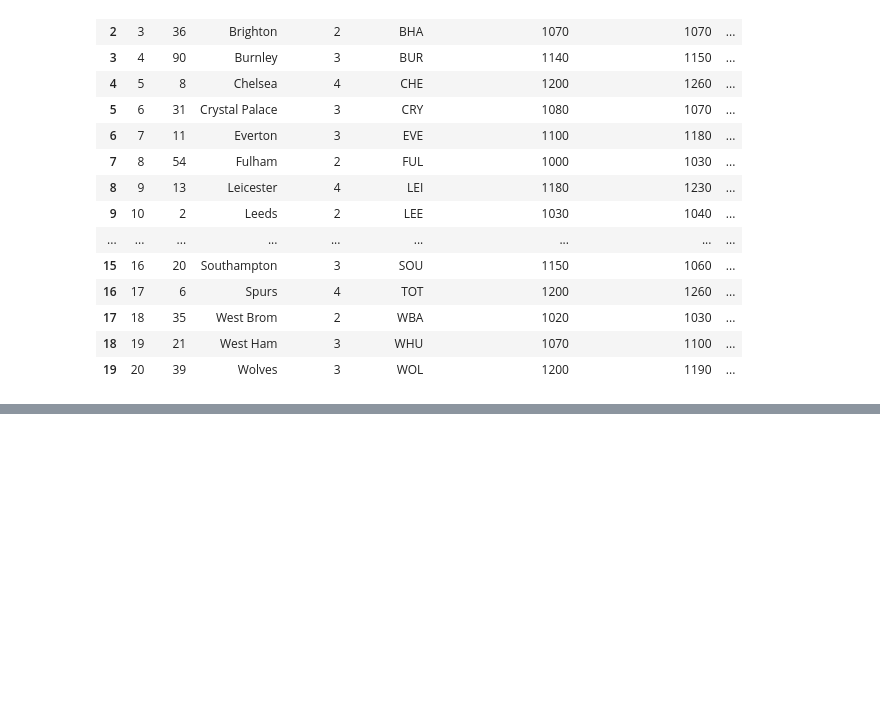
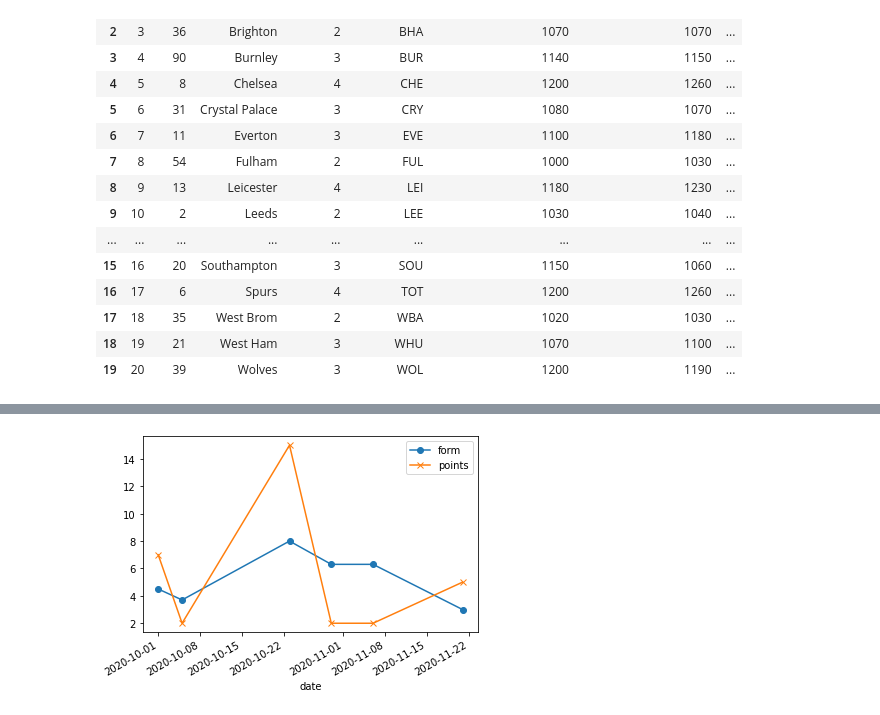
Before and after one commit to znader1/FPL, a Jupyter notebook: Automation/ROI _Analysis.ipynb, the cells around one changed output, grey strips where cells are left out. Cells and saved outputs as stored; diff of their text form; code cells hidden in the pictures; blank space fills up the shorter version.

```diff
--- a/Automation/ROI _Analysis.ipynb
+++ b/Automation/ROI _Analysis.ipynb
@@ -776,0 +631,6 @@ pd.read_csv('/Users/ziadNader/Desktop/Personal Projects/Fantasy Premier League/D
+# %%
+players_analysis[players_analysis['web_name'] == 'Rashford']['form'].plot(label='form', marker='o')
+players_analysis[players_analysis['web_name'] == 'Rashford']['event_points'].plot(label = 'points', marker='x')
+plt.legend();
+# %% [output]
+[figure, added]
```
Also changed, not shown: parts of 31 cells of this notebook.
